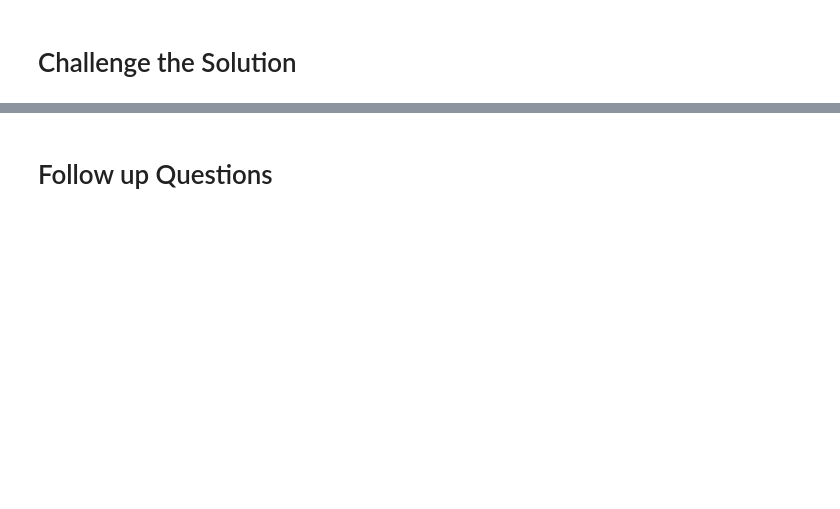
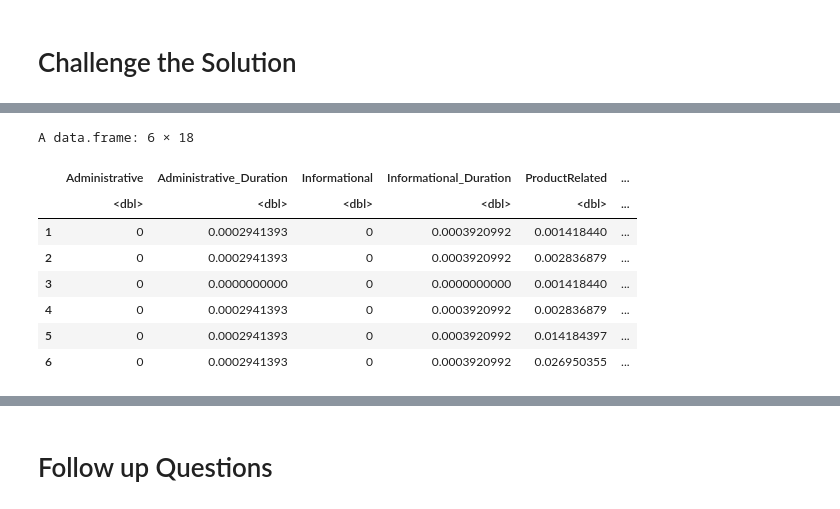
Before and after one commit to UnplugCharger/Week-13, a Jupyter notebook: Week_13_Unsupervised_Learning.ipynb, the cells around one changed output, grey strips where cells are left out. Saved outputs shown, nothing was run; the diff lists cells and outputs as text; code cells hidden in the pictures; blank space fills up the shorter version.

```diff
--- a/Week_13_Unsupervised_Learning.ipynb
+++ b/Week_13_Unsupervised_Learning.ipynb
@@ -459,0 +559,12 @@ hullplot(db_df,db$cluster)
+# %%
+head(db_df)
+# %% [output]
+A data.frame: 6 × 18
+|  | Administrative | Administrative_Duration | Informational | Informational_Duration | ProductRelated | ... |
+|  | <dbl> | <dbl> | <dbl> | <dbl> | <dbl> | ... |
+| 1 | 0 | 0.0002941393 | 0 | 0.0003920992 | 0.001418440 | ... |
+| 2 | 0 | 0.0002941393 | 0 | 0.0003920992 | 0.002836879 | ... |
+| 3 | 0 | 0.0000000000 | 0 | 0.0000000000 | 0.001418440 | ... |
+| 4 | 0 | 0.0002941393 | 0 | 0.0003920992 | 0.002836879 | ... |
+| 5 | 0 | 0.0002941393 | 0 | 0.0003920992 | 0.014184397 | ... |
+| 6 | 0 | 0.0002941393 | 0 | 0.0003920992 | 0.026950355 | ... |
```
Also changed, not shown: parts of 23 cells of this notebook.
